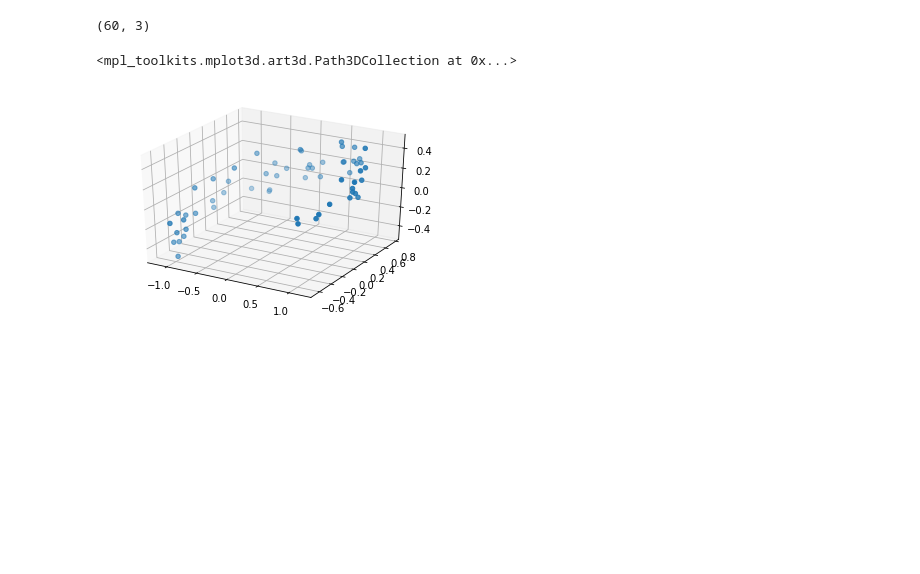
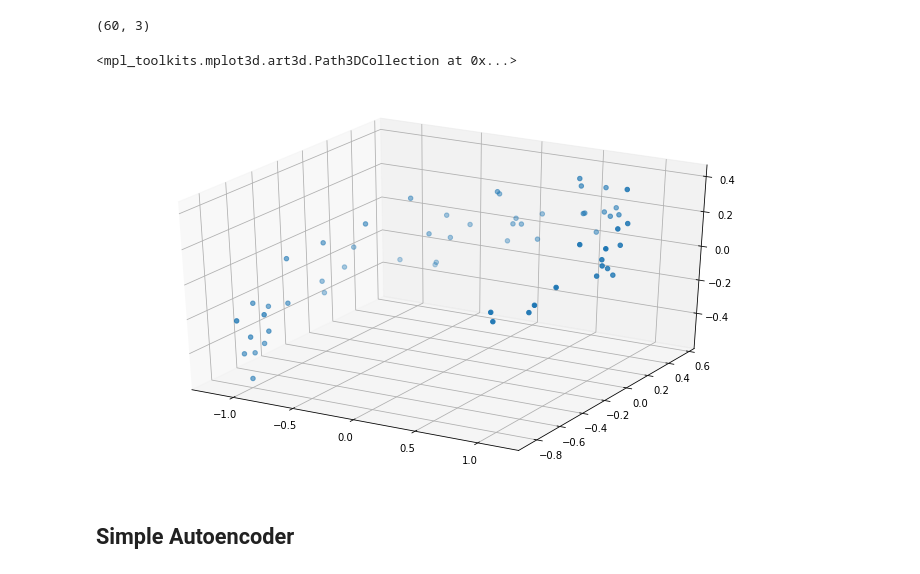
Before and after one commit to rahhul/GAN_Notebooks, a Jupyter notebook: GANs.ipynb, the cells around one changed output. Drawn from its saved outputs; the diff is of its cells as text; code cells hidden in the pictures; blank space fills up the shorter version.

```diff
--- a/GANs.ipynb
+++ b/GANs.ipynb
@@ -62,13 +62,17 @@ X_train = generate_3d_data(60)
 X_train.shape
 # %% [output]
 (60, 3)
+# %%
+X_train = X_train - X_train.mean(axis=0, keepdims=0)
 # %%
 from mpl_toolkits import mplot3d
 # %%
-fig = plt.figure()
+fig = plt.figure(figsize=(12, 7))
 ax = plt.axes(projection='3d')
 
 ax.scatter3D(X_train[:, 0], X_train[:, 1], X_train[:, 2])
 # %% [output]
 <mpl_toolkits.mplot3d.art3d.Path3DCollection at 0x...>
-[figure, old version]
+[figure, new version]
+# %% [markdown]
+## Simple Autoencoder
```
Also changed, not shown: parts of 6 cells of this notebook.
